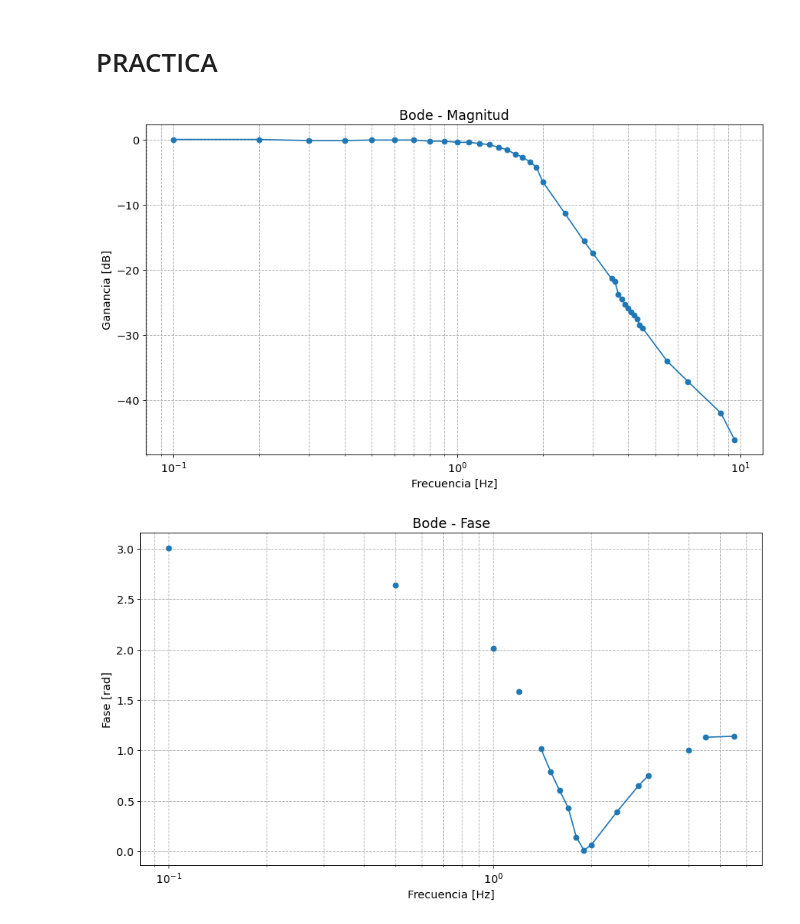
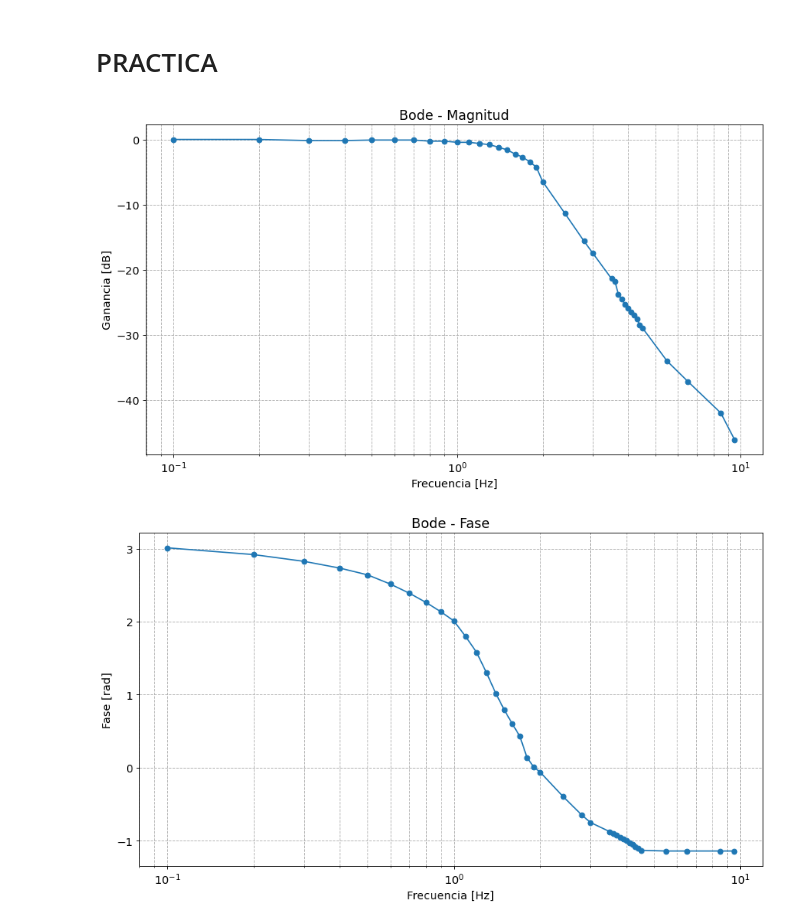
Before and after one commit to FacundoFarcyFRBA/Tareas-Semanales-TC2, a Jupyter notebook: TPL1/TPL1.ipynb, the cells around one changed output. Cells and saved outputs as stored; diff of their text form; code cells hidden in the pictures.

```diff
--- a/TPL1/TPL1.ipynb
+++ b/TPL1/TPL1.ipynb
@@ -279,27 +279,35 @@ En concordancia con la simulación en python, vemos que para los valores normali
 # %%
 # Cargar datos, ignorando encabezado y comillas
 data = np.genfromtxt("mediciones.csv", delimiter=",", skip_header=1, dtype=float)
 
 Vin  = data[:,0]
 Vout = data[:,1]
 Frec = data[:,2]
 Phas = data[:,3]
 
 ganancia_db = 20 * np.log10(Vout / Vin)
 
 plt.semilogx(Frec, ganancia_db, marker="o")
 plt.xlabel("Frecuencia [Hz]")
 plt.ylabel("Ganancia [dB]")
 plt.title("Bode - Magnitud")
 plt.grid(True, which="both", ls="--")
 plt.show()
 
+#Interpolación para la fase
+mask = np.isfinite(Phas)
+F_valid   = Frec[mask]
+Ph_valid  = np.unwrap(Phas[mask])
+Ph_interp_unwrapped = np.interp(Frec, F_valid, Ph_valid)
+
 plt.figure()
-plt.semilogx(Frec, Phas, marker="o", linestyle="-")
+plt.semilogx(Frec, Ph_interp_unwrapped, marker="o", linestyle="-")
 plt.xlabel("Frecuencia [Hz]")
-plt.ylabel("Fase [rad]")   # eje en radianes
+plt.ylabel("Fase [rad]")  # eje en radianes
 plt.title("Bode - Fase")
 plt.grid(True, which="both", ls="--")
+
+plt.show()
 # %% [output]
 [figure]
-[figure, old version]
+[figure, new version]
```
Also changed, not shown: 2 other files.
